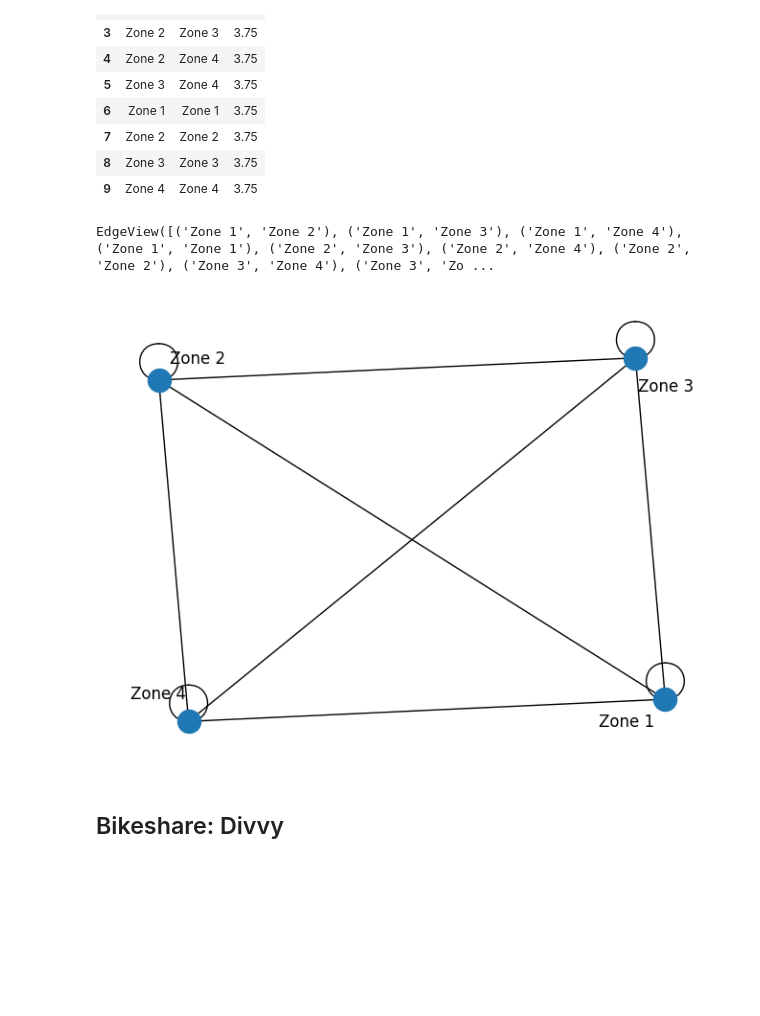
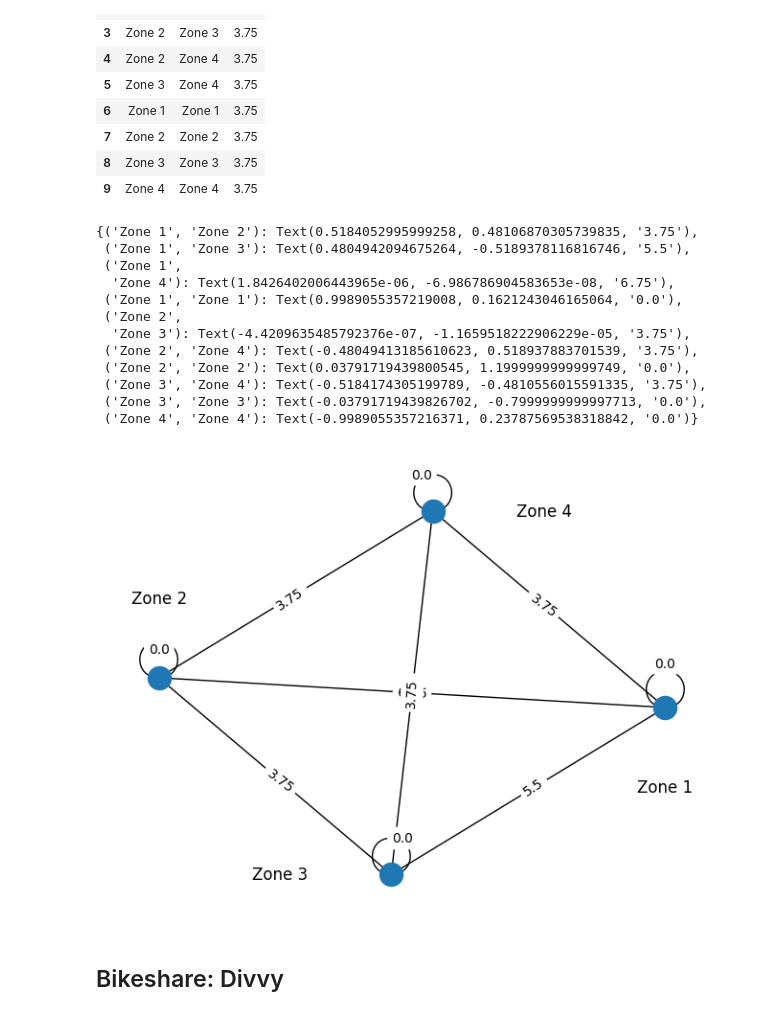
Before and after one commit to largaret/isofare-mapping, a Jupyter notebook: isofare-final.ipynb, the cells around one changed output. Saved outputs shown, nothing was run; the diff lists cells and outputs as text; code cells hidden in the pictures; blank space fills up the shorter version.

```diff
--- a/isofare-final.ipynb
+++ b/isofare-final.ipynb
@@ -275,5 +295,5 @@ joined[joined["jaro_score"] > jaro_score_cutoff].sort_values("LONGNAME").to_csv(
 # %%
-metra_line_zones = gpd.read_file("matched_metra_stations.csv")
+metra_line_zones = gpd.read_file("./data/matched_metra_stations.csv") # my edited csv
 metra_line_zones["geometry"] = metra_line_zones.apply(
     lambda r: Point(float(r["lon"]), float(r["lat"])), axis=1
 )
@@ -287,7 +307,7 @@ metra_line_zones = (
 # %%
 # identify the closest node on the street network
 metra_stop_nodes, metra_dist_to_closest = ox.nearest_nodes(
-    chi_osmnx_data["walk"],
+    city_data[CHI]["walk"],
     metra_line_zones.geometry.x, metra_line_zones.geometry.y,
     return_dist=True,
 )
@@ -315,7 +335,7 @@ metra_stop_coords = {
     for _, row in metra_line_zones.iterrows()
 }
 # %%
-metra_station_to_node_dict = metra_line_zones.dropna().set_index("name")["closest_node"].to_dict()
-node_to_metra_station_dict = metra_line_zones.dropna().set_index("closest_node")["name"].to_dict()
+metra_station_to_node_dict = metra_line_zones.dropna(subset=["closest_node"]).set_index("name")["closest_node"].to_dict()
+node_to_metra_station_dict = metra_line_zones.dropna(subset=["closest_node"]).set_index("closest_node")["name"].to_dict()
 
-nx.set_node_attributes(city_data[CHI]["walk"], node_to_l_station_dict, name="metra_station_name")
+nx.set_node_attributes(city_data[CHI]["walk"], node_to_metra_station_dict, name="metra_station_name")
@@ -366,10 +368,28 @@ metra_fare_graph = nx.from_pandas_edgelist(metra_fares, edge_attr=True)
+# %%
+metra_fare_graph = nx.from_pandas_edgelist(metra_fares, edge_attr=True)
+
+# Add self-loops so intra-zone lookup doesn't KeyError
+for zone in metra_fare_graph.nodes:
+    metra_fare_graph.add_edge(zone, zone, fare=0.0)
 # %%
 nx.draw(metra_fare_graph)
 nx.draw_networkx_labels(metra_fare_graph, pos=nx.spring_layout(metra_fare_graph))
-metra_fare_graph.edges
+edge_labels = nx.get_edge_attributes(metra_fare_graph, "fare")
+nx.draw_networkx_edge_labels(metra_fare_graph, pos=nx.spring_layout(metra_fare_graph), edge_labels=edge_labels)
 # %% [output]
-EdgeView([('Zone 1', 'Zone 2'), ('Zone 1', 'Zone 3'), ('Zone 1', 'Zone 4'), ('Zone 1', 'Zone 1'), ('Zone 2', 'Zone 3'), ('Zone 2', 'Zone 4'), ('Zone 2', 'Zone 2'), ('Zone 3', 'Zone 4'), ('Zone 3', 'Zo ...
+{('Zone 1', 'Zone 2'): Text(0.5184052995999258, 0.48106870305739835, '3.75'),
+ ('Zone 1', 'Zone 3'): Text(0.4804942094675264, -0.5189378116816746, '5.5'),
+ ('Zone 1',
+  'Zone 4'): Text(1.8426402006443965e-06, -6.986786904583653e-08, '6.75'),
+ ('Zone 1', 'Zone 1'): Text(0.9989055357219008, 0.1621243046165064, '0.0'),
+ ('Zone 2',
+  'Zone 3'): Text(-4.4209635485792376e-07, -1.1659518222906229e-05, '3.75'),
+ ('Zone 2', 'Zone 4'): Text(-0.48049413185610623, 0.518937883701539, '3.75'),
+ ('Zone 2', 'Zone 2'): Text(0.03791719439800545, 1.1999999999999749, '0.0'),
+ ('Zone 3', 'Zone 4'): Text(-0.5184174305199789, -0.4810556015591335, '3.75'),
+ ('Zone 3', 'Zone 3'): Text(-0.03791719439826702, -0.7999999999997713, '0.0'),
+ ('Zone 4', 'Zone 4'): Text(-0.9989055357216371, 0.23787569538318842, '0.0')}
-[figure, old version]
+[figure, new version]
 # %% [markdown]
 ## Bikeshare: Divvy
 # %%
```
Also changed, not shown: parts of 64 cells of this notebook, 2 other files.
